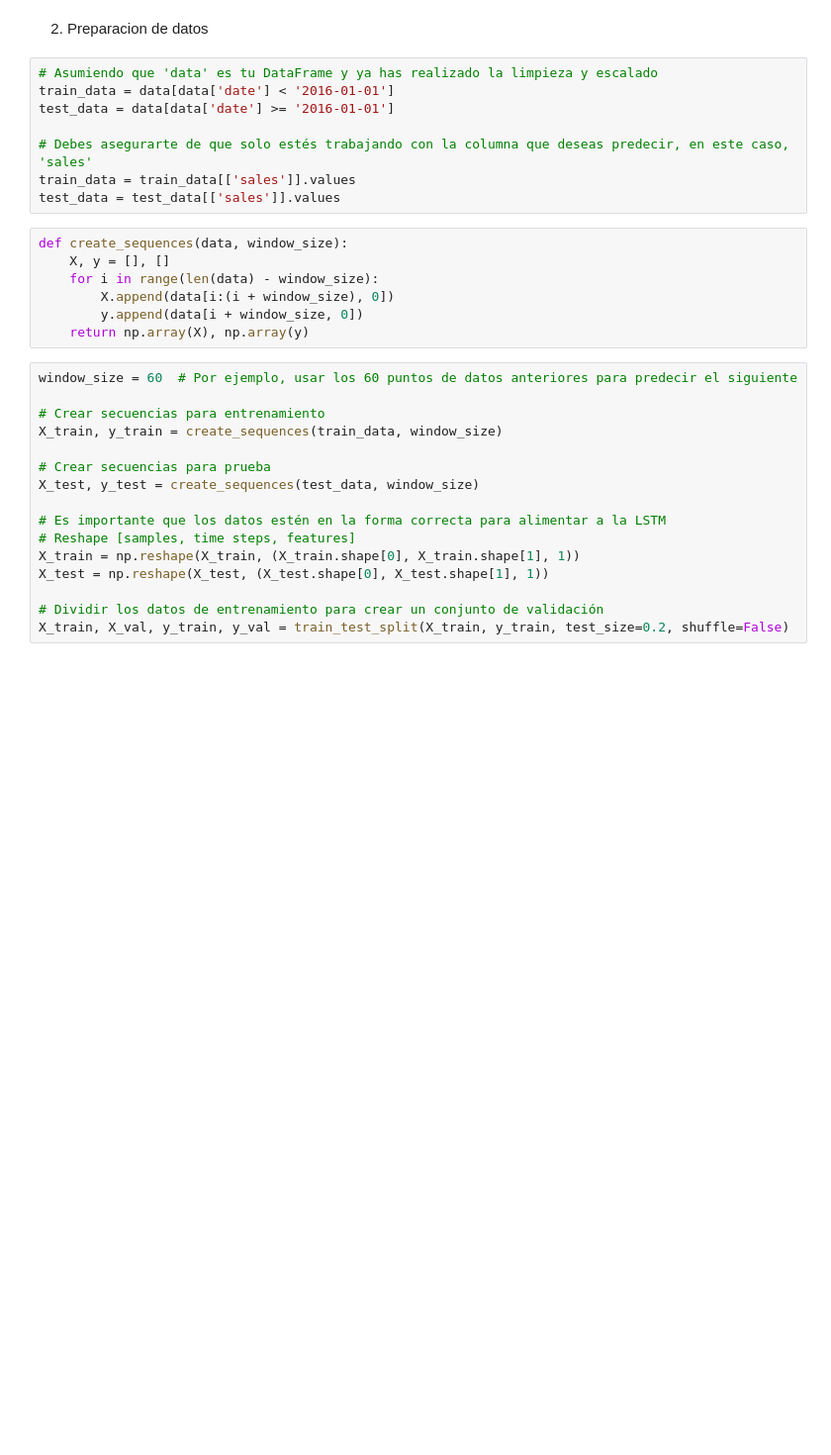
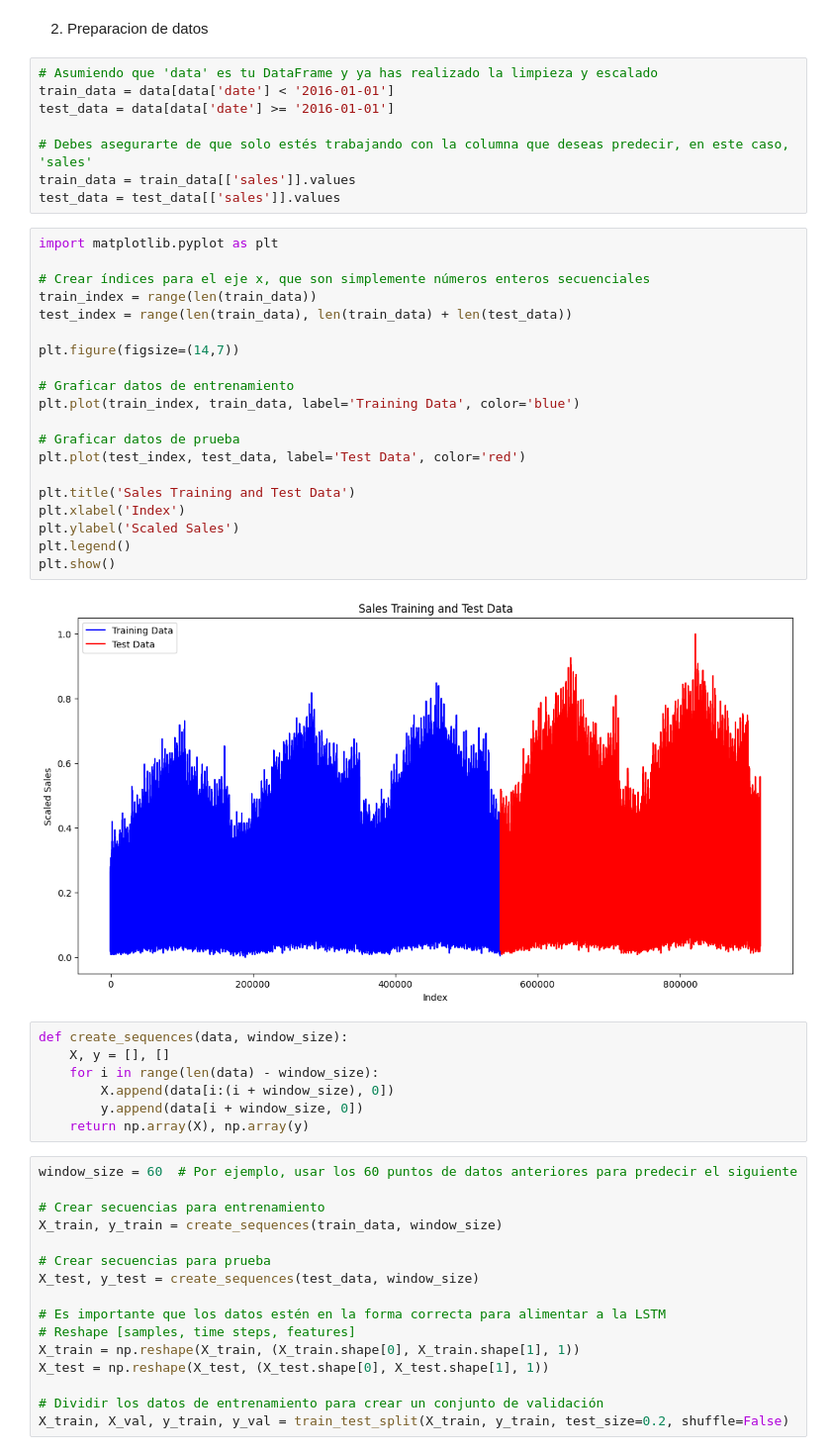
Before and after one commit to fredyvelasquezgt/Lab-9-DL, a Jupyter notebook: lab_9.ipynb, the cells around one changed output. Shown: that part at 99% size. Saved outputs shown, nothing was run; the diff lists cells and outputs as text; blank space fills up the shorter version.

```diff
--- a/lab_9.ipynb
+++ b/lab_9.ipynb
@@ -48,6 +78,28 @@ test_data = data[data['date'] >= '2016-01-01']
 # Debes asegurarte de que solo estés trabajando con la columna que deseas predecir, en este caso, 'sales'
 train_data = train_data[['sales']].values
 test_data = test_data[['sales']].values
+# %%
+import matplotlib.pyplot as plt
+
+# Crear índices para el eje x, que son simplemente números enteros secuenciales
+train_index = range(len(train_data))
+test_index = range(len(train_data), len(train_data) + len(test_data))
+
+plt.figure(figsize=(14,7))
+
+# Graficar datos de entrenamiento
+plt.plot(train_index, train_data, label='Training Data', color='blue')
+
+# Graficar datos de prueba
+plt.plot(test_index, test_data, label='Test Data', color='red')
+
+plt.title('Sales Training and Test Data')
+plt.xlabel('Index')
+plt.ylabel('Scaled Sales')
+plt.legend()
+plt.show()
+# %% [output]
+[figure, added]
 # %%
 def create_sequences(data, window_size):
     X, y = [], []
```
Also changed, not shown: parts of 3 cells of this notebook.
